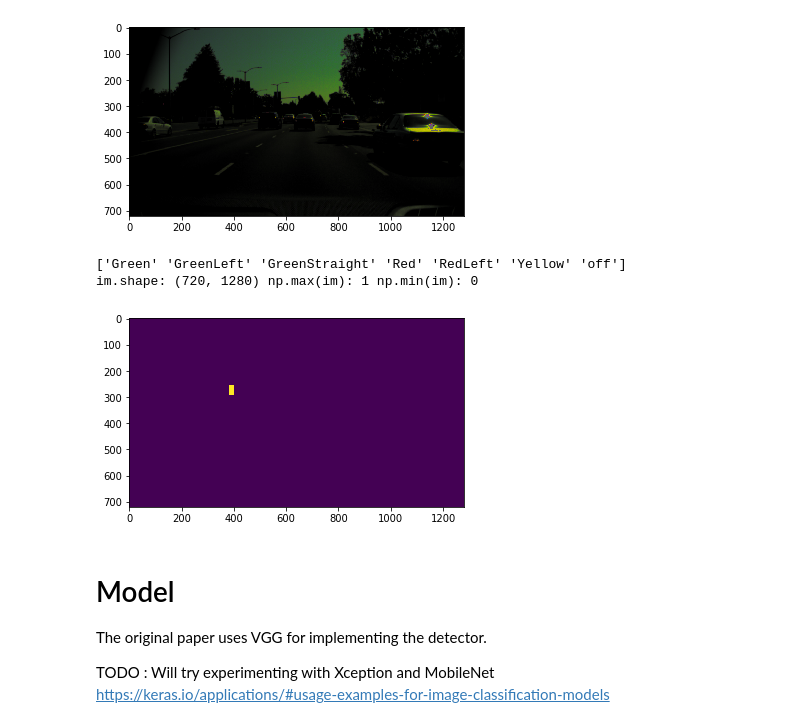
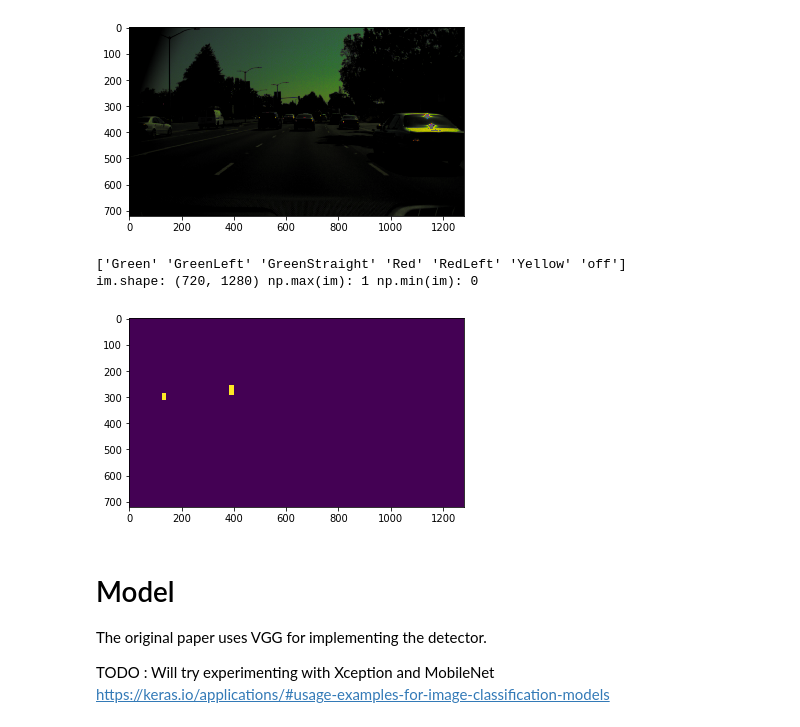
Before and after one commit to rdjondo/SimplisticSSD, a Jupyter notebook: MySSD_experiment.ipynb, the cells around one changed output. Saved outputs shown, nothing was run; the diff lists cells and outputs as text; code cells hidden in the pictures.

```diff
--- a/MySSD_experiment.ipynb
+++ b/MySSD_experiment.ipynb
@@ -266,39 +269,46 @@ def preprocess_image( img, ratio = 2,size_x=224,size_y=224, x = 0, y = 0, is_lab
     if not is_label:
         im = change_light_level(im, bias_light=0.0, scale_light=1.0)
     return im
 
 #plt.imshow( preprocess_image(image))
 #plt.show()
 #plt.imshow( preprocess_image(segmented_image, is_label= True))
 #plt.show()
 
 def generate_label_image(segmented_image, label_encoder):
     """ This is an image channel with 8 classes """
     label_image = np.zeros( (segmented_image.shape[0],
                               segmented_image.shape[1] ,
                                len(label_encoder.classes_ ) + 1) , dtype=np.uint8 )
     for colour in label_encoder.classes_:
         colour_class = int(label_encoder.transform([colour,])) + 1
         label_image[:, :, colour_class] = np.uint8( segmented_image == colour_class )
 
-    # Define no image label (first channel)
-    no_traffic_light = np.sum(label_image[:,:,1:], axis=2, dtype=np.uint8 )
-    label_image[:, :, 0] = ( no_traffic_light < 1 )
-    return label_image
+    # Define traffic light image label (first channel)
+    traffic_light = np.zeros( (segmented_image.shape[0],
+                              segmented_image.shape[1] , 2 ), dtype=np.uint8 )
+
+    # Pixels not containing traffic light
+    traffic_light[:, :, 0] = ( np.sum(label_image[:,:,1:], axis=2, dtype=np.uint8 ) < 1 )
+
+    # Pixels containing traffic light
+    traffic_light[:, :, 1] =  (traffic_light[:, :, 0]==0)
+
+    return traffic_light
 
 #plt.imshow( segmented_image == 4)
 #plt.show()
 print((label_encoder.classes_))
 im = generate_label_image(segmented_image, label_encoder)
-im = im[:,:,5]
+im = im[:,:,1]
 plt.imshow( im)
 print('im.shape:',im.shape, 'np.max(im):', np.max(im),  'np.min(im):', np.min(im))
 #plt.imshow( im )
 plt.show()
 # %% [output]
 ['Green' 'GreenLeft' 'GreenStraight' 'Red' 'RedLeft' 'Yellow' 'off']
 im.shape: (720, 1280) np.max(im): 1 np.min(im): 0
-[figure, old version]
+[figure, new version]
 # %%
 import yaml
 import random
```
Also changed, not shown: parts of 8 cells of this notebook.
